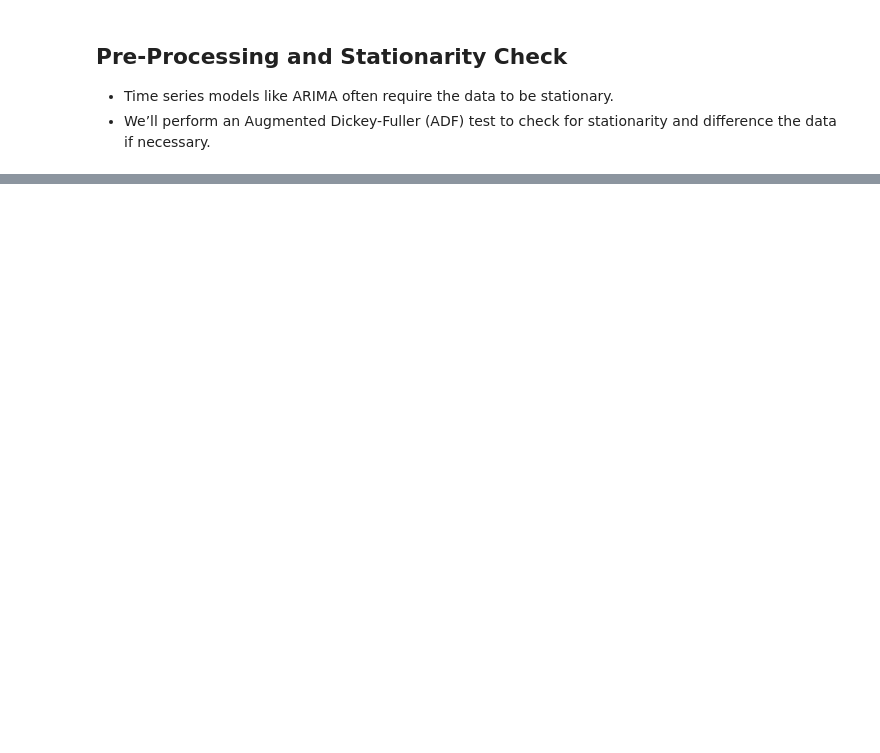
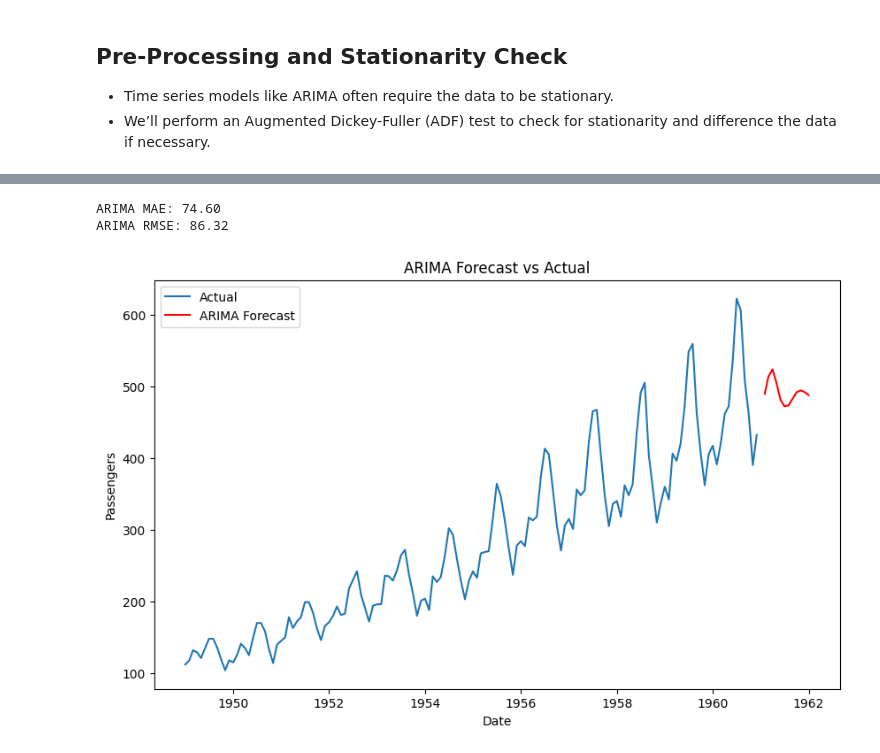
Before and after one commit to sameer-at-git/Energy-Demand-Forecasting-using-ARIMA, a Jupyter notebook: dataset.ipynb, the cells around one changed output, grey strips where cells are left out. Saved outputs shown, nothing was run; the diff lists cells and outputs as text; code cells hidden in the pictures; blank space fills up the shorter version.

```diff
--- a/dataset.ipynb
+++ b/dataset.ipynb
@@ -38,0 +68,4 @@ plt.show()
+# %%
+model_arima = ARIMA(data['Passengers'], order=(5, 1, 0))
+model_fit = model_arima.fit()
+print(model_fit.summary())
@@ -38,0 +90,26 @@ plt.show()
+# %%
+forecast_steps = 12  # forecast next 12 months
+forecast_arima = model_fit.forecast(steps=forecast_steps)
+
+# Evaluate Model (if you have actual values for the forecast period, here we assume the last 12 points as test)
+actual = data['Passengers'][-forecast_steps:]
+mae = mean_absolute_error(actual, forecast_arima)
+rmse = sqrt(mean_squared_error(actual, forecast_arima))
+print(f"ARIMA MAE: {mae:.2f}")
+print(f"ARIMA RMSE: {rmse:.2f}")
+# %% [output]
+ARIMA MAE: 74.60
+ARIMA RMSE: 86.32
+# %%
+plt.figure(figsize=(10, 6))
+plt.plot(data.index, data['Passengers'], label='Actual')
+# Create a date range for forecasted values
+forecast_index = pd.date_range(start=data.index[-1], periods=forecast_steps + 1, freq='ME')[1:]
+plt.plot(forecast_index, forecast_arima, label='ARIMA Forecast', color='red')
+plt.title('ARIMA Forecast vs Actual')
+plt.xlabel('Date')
+plt.ylabel('Passengers')
+plt.legend()
+plt.show()
+# %% [output]
+[figure, added]
```
Also changed, not shown: parts of 10 cells of this notebook, 1 other file.
